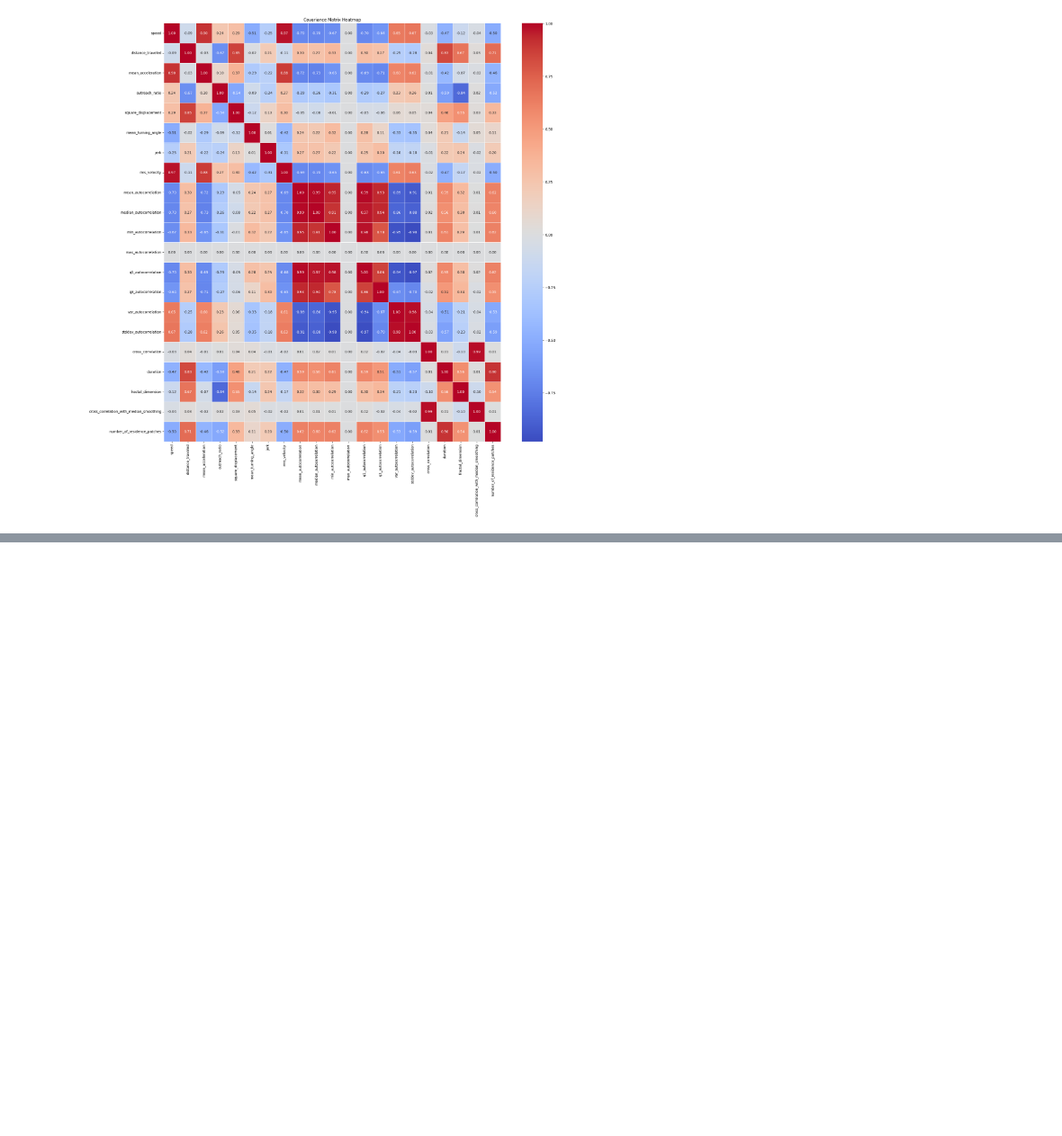
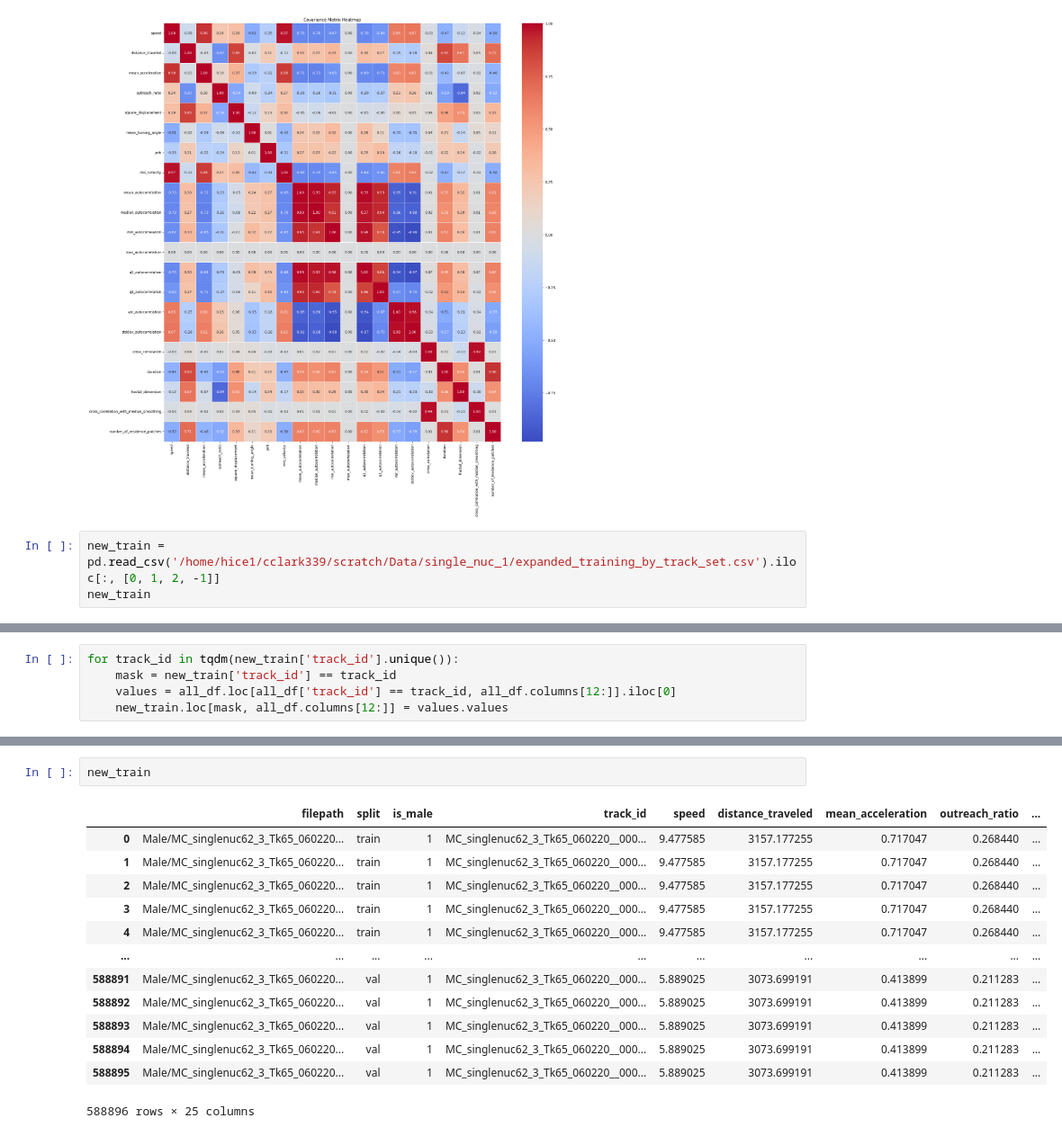
Before and after one commit to Human-Augment-Analytics/Bio-Boost, a Jupyter notebook: scripts/modeling/resplit_data.ipynb, the cells around one changed output, grey strips where cells are left out. Shown at 90% size. Drawn from its saved outputs; the diff is of its cells as text; blank space fills up the shorter version.

```diff
--- a/scripts/modeling/resplit_data.ipynb
+++ b/scripts/modeling/resplit_data.ipynb
@@ -815,3 +848,6 @@ plt.title('Covariance Matrix Heatmap')
 plt.show()
 # %% [output]
 [figure]
+# %%
+new_train = pd.read_csv('/home/hice1/cclark339/scratch/Data/single_nuc_1/expanded_training_by_track_set.csv').iloc[:, [0, 1, 2, -1]]
+new_train
@@ -817,0 +868,5 @@ plt.show()
+# %%
+for track_id in tqdm(new_train['track_id'].unique()):
+    mask = new_train['track_id'] == track_id
+    values = all_df.loc[all_df['track_id'] == track_id, all_df.columns[12:]].iloc[0]
+    new_train.loc[mask, all_df.columns[12:]] = values.values
@@ -817,0 +886,16 @@ plt.show()
+# %%
+new_train
+# %% [output]
+|  | filepath | split | is_male | track_id | speed | distance_traveled | mean_acceleration | outreach_ratio | ... |
+| 0 | Male/MC_singlenuc62_3_Tk65_060220... | train | 1 | MC_singlenuc62_3_Tk65_060220__000... | 9.477585 | 3157.177255 | 0.717047 | 0.268440 | ... |
+| 1 | Male/MC_singlenuc62_3_Tk65_060220... | train | 1 | MC_singlenuc62_3_Tk65_060220__000... | 9.477585 | 3157.177255 | 0.717047 | 0.268440 | ... |
+| 2 | Male/MC_singlenuc62_3_Tk65_060220... | train | 1 | MC_singlenuc62_3_Tk65_060220__000... | 9.477585 | 3157.177255 | 0.717047 | 0.268440 | ... |
+| 3 | Male/MC_singlenuc62_3_Tk65_060220... | train | 1 | MC_singlenuc62_3_Tk65_060220__000... | 9.477585 | 3157.177255 | 0.717047 | 0.268440 | ... |
+| 4 | Male/MC_singlenuc62_3_Tk65_060220... | train | 1 | MC_singlenuc62_3_Tk65_060220__000... | 9.477585 | 3157.177255 | 0.717047 | 0.268440 | ... |
+| ... | ... | ... | ... | ... | ... | ... | ... | ... | ... |
+| 588891 | Male/MC_singlenuc62_3_Tk65_060220... | val | 1 | MC_singlenuc62_3_Tk65_060220__000... | 5.889025 | 3073.699191 | 0.413899 | 0.211283 | ... |
+| 588892 | Male/MC_singlenuc62_3_Tk65_060220... | val | 1 | MC_singlenuc62_3_Tk65_060220__000... | 5.889025 | 3073.699191 | 0.413899 | 0.211283 | ... |
+| 588893 | Male/MC_singlenuc62_3_Tk65_060220... | val | 1 | MC_singlenuc62_3_Tk65_060220__000... | 5.889025 | 3073.699191 | 0.413899 | 0.211283 | ... |
+| 588894 | Male/MC_singlenuc62_3_Tk65_060220... | val | 1 | MC_singlenuc62_3_Tk65_060220__000... | 5.889025 | 3073.699191 | 0.413899 | 0.211283 | ... |
+| 588895 | Male/MC_singlenuc62_3_Tk65_060220... | val | 1 | MC_singlenuc62_3_Tk65_060220__000... | 5.889025 | 3073.699191 | 0.413899 | 0.211283 | ... |
+588896 rows × 25 columns
```
Also changed, not shown: parts of 28 cells of this notebook, 2 other files.
